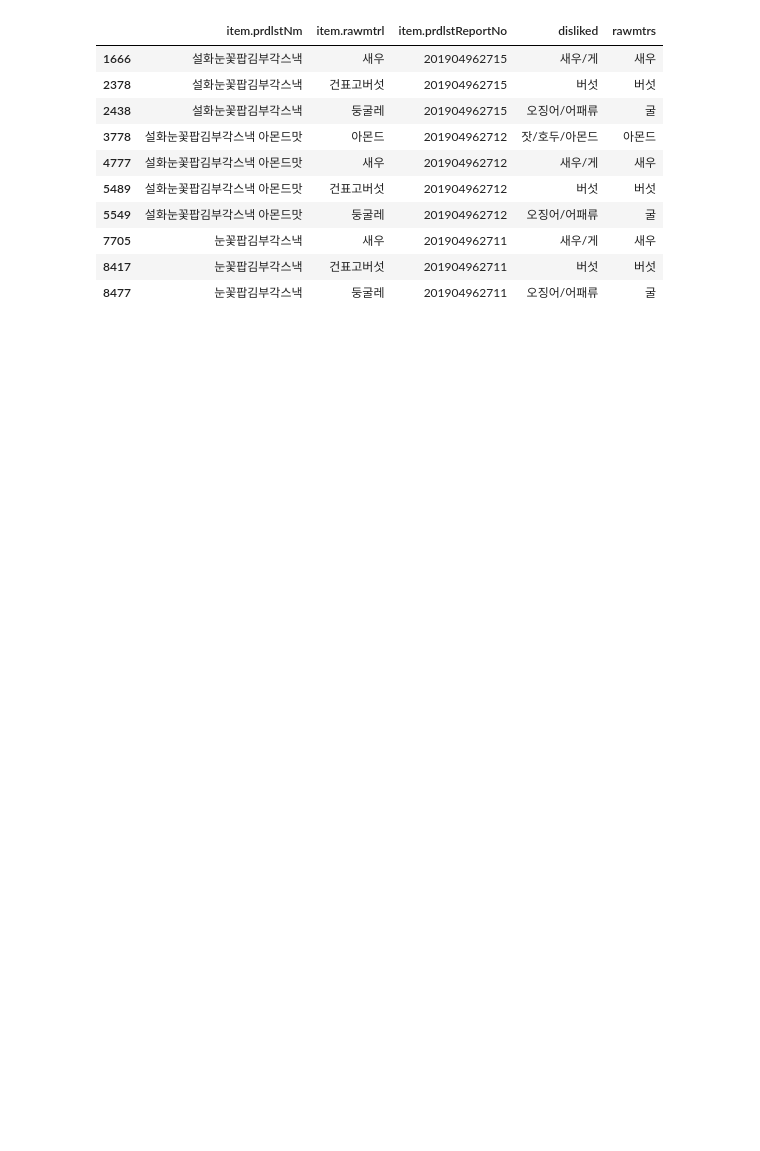
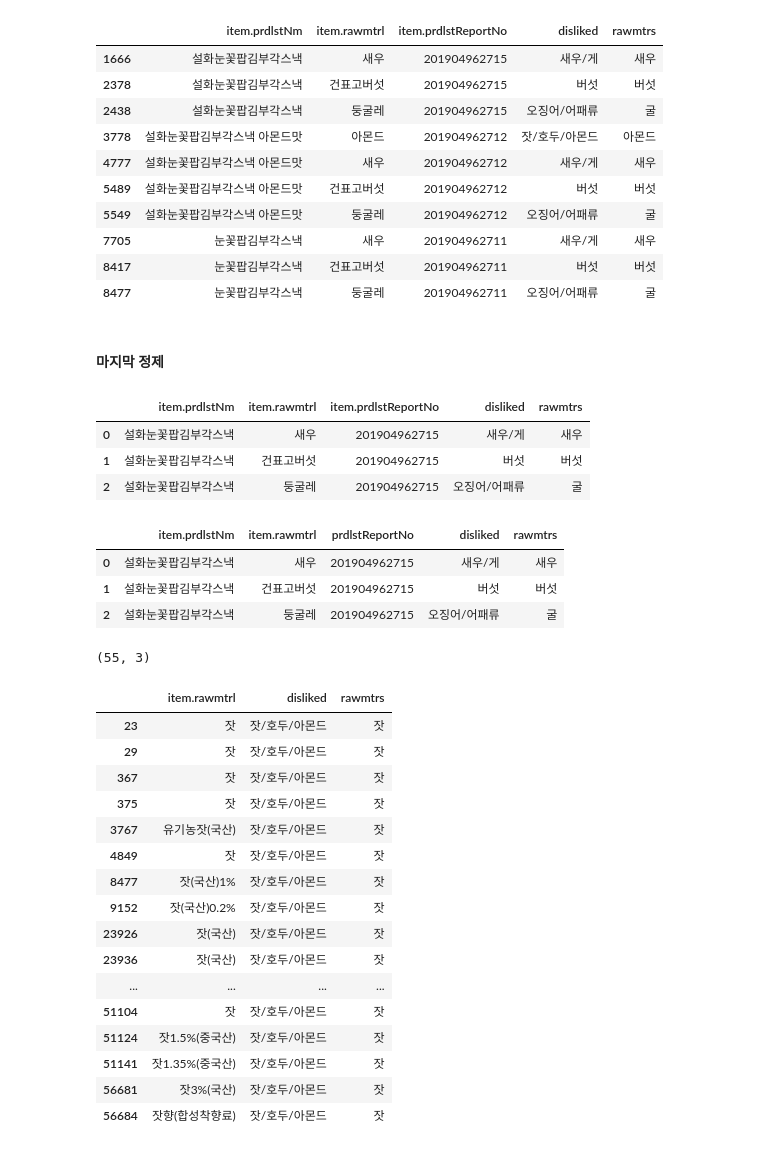
Before and after one commit to songahh/KOFOOS, a Jupyter notebook: data/rawmtr/rawmtr.ipynb, the cells around one changed output. Cells and saved outputs as stored; diff of their text form; code cells hidden in the pictures; blank space fills up the shorter version.

Commit message:
feat: [feature/data-data] 제품-알러지, 알러지, 알러지-세부알러지 데이터 완성

```diff
--- a/data/rawmtr/rawmtr.ipynb
+++ b/data/rawmtr/rawmtr.ipynb
@@ -16,7 +24,7 @@ ingredient_df.head(5)
 # %%
 def search(pname, exclude):
    if exclude:
-      filtered = ingredient_df[ingredient_df['기존'].str.contains(non)==False]
+      filtered = ingredient_df[ingredient_df['기존'].str.contains(exclude)==False]
       filtered = filtered[filtered['기존'].str.contains(pname)==True]
       print(f'{filtered.shape}')
       display(filtered)
@@ -163,0 +153,55 @@ result_nospace.to_csv(DATA_PATH / "product_to_rawmtr.csv")
+# %% [markdown]
+#### 마지막 정제
+# %%
+PRODUCT_TO_RAWMTR = "product_to_rawmtr.csv"
+product_to_rawmtr_df = pd.read_csv(DATA_PATH / PRODUCT_TO_RAWMTR, encoding="utf-8")
+product_to_rawmtr_df = product_to_rawmtr_df.drop(columns=["Unnamed: 0"])
+product_to_rawmtr_df.head(3)
+# %% [output]
+|  | item.prdlstNm | item.rawmtrl | item.prdlstReportNo | disliked | rawmtrs |
+| 0 | 설화눈꽃팝김부각스낵 | 새우 | 201904962715 | 새우/게 | 새우 |
+| 1 | 설화눈꽃팝김부각스낵 | 건표고버섯 | 201904962715 | 버섯 | 버섯 |
+| 2 | 설화눈꽃팝김부각스낵 | 둥굴레 | 201904962715 | 오징어/어패류 | 굴 |
+# %%
+product_to_rawmtr_df = product_to_rawmtr_df.rename(columns={"item.prdlstReportNo": "prdlstReportNo"})
+product_to_rawmtr_df.head(3)
+# %% [output]
+|  | item.prdlstNm | item.rawmtrl | prdlstReportNo | disliked | rawmtrs |
+| 0 | 설화눈꽃팝김부각스낵 | 새우 | 201904962715 | 새우/게 | 새우 |
+| 1 | 설화눈꽃팝김부각스낵 | 건표고버섯 | 201904962715 | 버섯 | 버섯 |
+| 2 | 설화눈꽃팝김부각스낵 | 둥굴레 | 201904962715 | 오징어/어패류 | 굴 |
+# %%
+def search(pname, exclude):
+   if exclude:
+      filtered = product_to_rawmtr_df[product_to_rawmtr_df['item.rawmtrl'].str.contains(exclude)==False]
+      filtered = filtered[filtered['rawmtrs'].str.contains(pname)==True]
+      filtered = filtered[['item.rawmtrl', 'disliked', 'rawmtrs']]
+      print(f'{filtered.shape}')
+      display(filtered)
+      return
+
+   filtered = product_to_rawmtr_df[product_to_rawmtr_df['rawmtrs'].str.contains(pname)==True]
+   filtered = filtered[['item.rawmtrl', 'disliked', 'rawmtrs']]
+   print(f'{filtered.shape}')
+   display(filtered)
+# %%
+search(pname="잣", exclude=None)
+# %% [output]
+(55, 3)
+|  | item.rawmtrl | disliked | rawmtrs |
+| 23 | 잣 | 잣/호두/아몬드 | 잣 |
+| 29 | 잣 | 잣/호두/아몬드 | 잣 |
+| 367 | 잣 | 잣/호두/아몬드 | 잣 |
+| 375 | 잣 | 잣/호두/아몬드 | 잣 |
+| 3767 | 유기농잣(국산) | 잣/호두/아몬드 | 잣 |
+| 4849 | 잣 | 잣/호두/아몬드 | 잣 |
+| 8477 | 잣(국산)1% | 잣/호두/아몬드 | 잣 |
+| 9152 | 잣(국산)0.2% | 잣/호두/아몬드 | 잣 |
+| 23926 | 잣(국산) | 잣/호두/아몬드 | 잣 |
+| 23936 | 잣(국산) | 잣/호두/아몬드 | 잣 |
+| ... | ... | ... | ... |
+| 51104 | 잣 | 잣/호두/아몬드 | 잣 |
+| 51124 | 잣1.5%(중국산) | 잣/호두/아몬드 | 잣 |
+| 51141 | 잣1.35%(중국산) | 잣/호두/아몬드 | 잣 |
+| 56681 | 잣3%(국산) | 잣/호두/아몬드 | 잣 |
+| 56684 | 잣향(합성착향료) | 잣/호두/아몬드 | 잣 |
```
Also changed, not shown: parts of 12 cells of this notebook.
